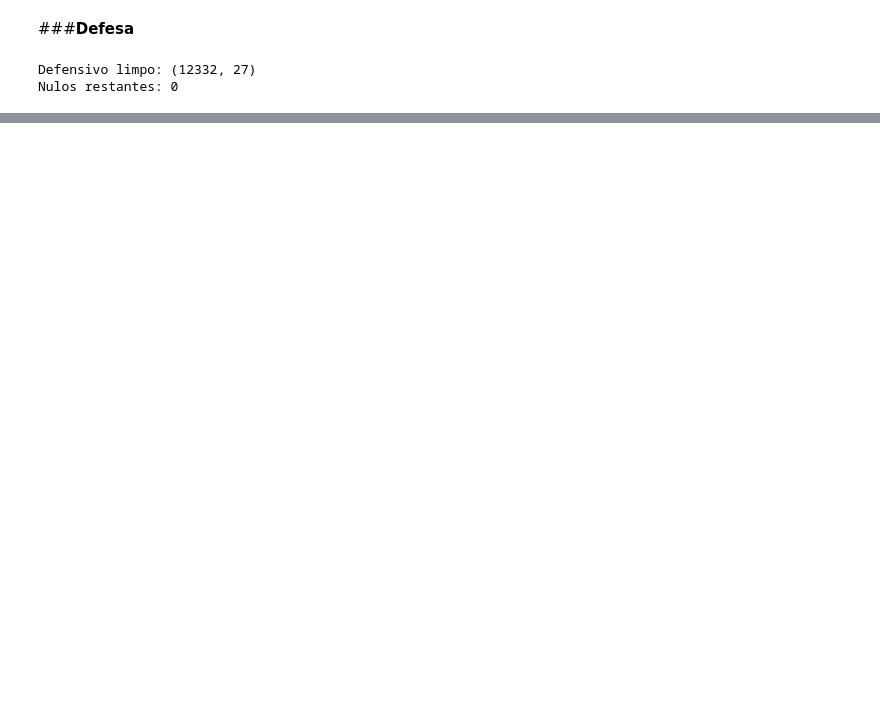
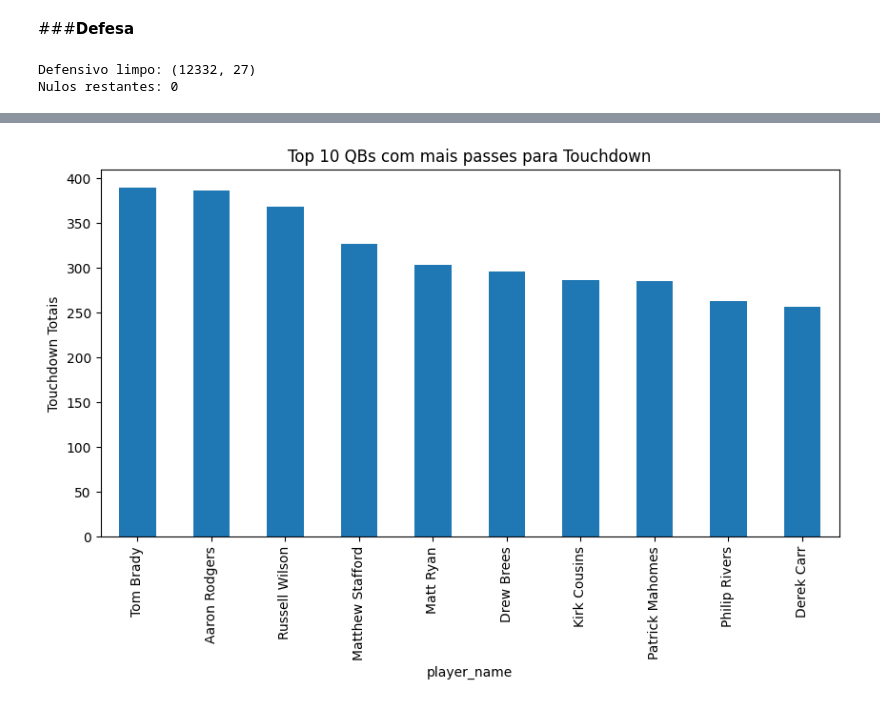
Before and after one commit to CarlosSotero/Analise_Estatistica_de_Salarios_em_Dados, a Jupyter notebook: NFL_Moderna.ipynb, the cells around one changed output, grey strips where cells are left out. Drawn from its saved outputs; the diff is of its cells as text; code cells hidden in the pictures; blank space fills up the shorter version.

```diff
--- a/NFL_Moderna.ipynb
+++ b/NFL_Moderna.ipynb
@@ -201,0 +451,9 @@ Amostra de 10 jogadores aleatórios da defesa:
+# %%
+# Top QBs com mais passes para touchdown
+qbs= df_ataque_limpo[df_ataque_limpo['position'] == 'QB']
+top_qbs_touch = qbs.groupby('player_name')['pass_touchdown'].sum().nlargest(10)
+top_qbs_touch.plot(kind='bar', figsize=(10,5), title='Top 10 QBs com mais passes para Touchdown')
+plt.ylabel('Touchdown Totais')
+plt.show()
+# %% [output]
+[figure, added]
```
Also changed, not shown: parts of 32 cells of this notebook.
